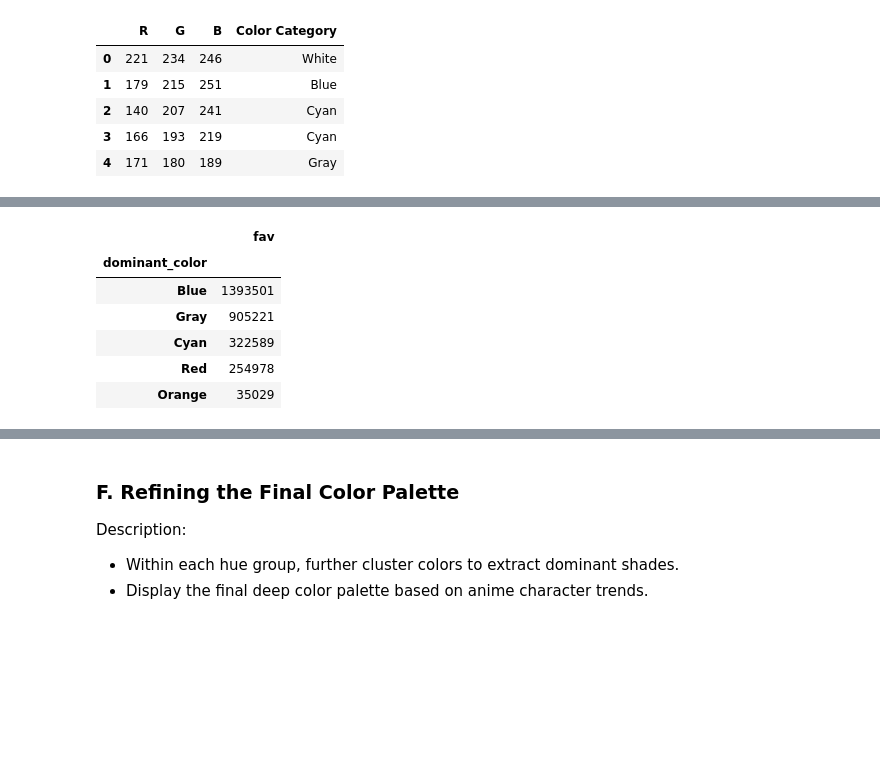
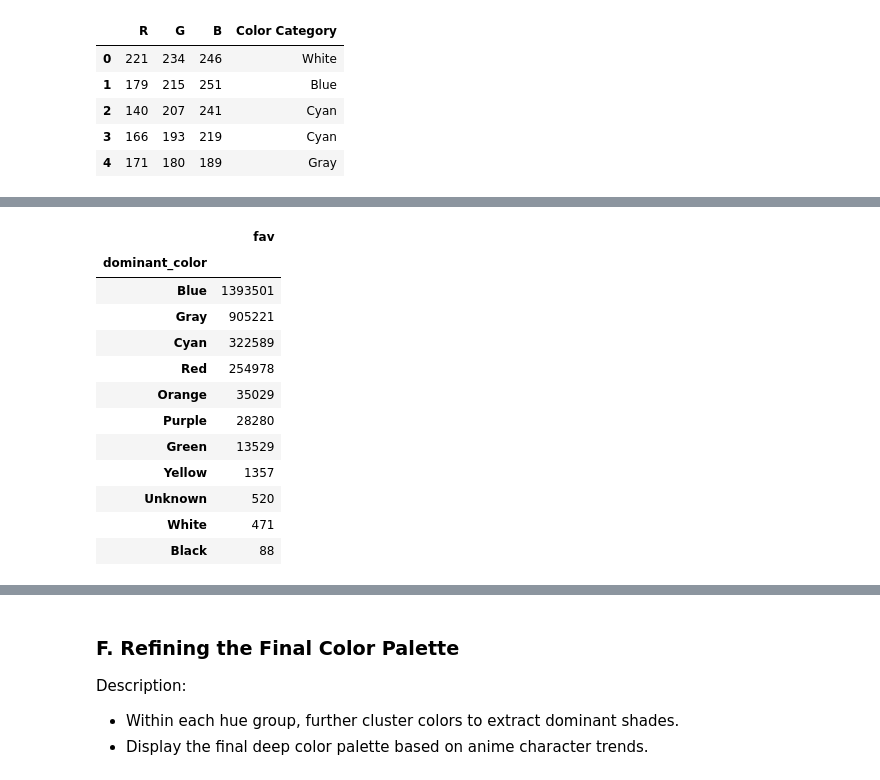
Before and after one commit to MarcoAlandAdinanda/Deep_Anime_Color_Palette_Analysis, a Jupyter notebook: statAnalysis.ipynb, the cells around one changed output, grey strips where cells are left out. Drawn from its saved outputs; the diff is of its cells as text; code cells hidden in the pictures; blank space fills up the shorter version.

```diff
--- a/statAnalysis.ipynb
+++ b/statAnalysis.ipynb
@@ -422,11 +459,17 @@ data_char.head()
 # %%
-pivot_color = pd.pivot_table(data_char, values='fav', index='dominant_color', aggfunc='sum').sort_values(by='fav', ascending=False).head(5)
+pivot_color = pd.pivot_table(data_char, values='fav', index='dominant_color', aggfunc='sum').sort_values(by='fav', ascending=False)
 pivot_color
 # %% [output]
 |  | fav |
 | dominant_color |  |
 | Blue | 1393501 |
 | Gray | 905221 |
 | Cyan | 322589 |
 | Red | 254978 |
 | Orange | 35029 |
+| Purple | 28280 |
+| Green | 13529 |
+| Yellow | 1357 |
+| Unknown | 520 |
+| White | 471 |
+| Black | 88 |
```
Also changed, not shown: parts of 5 cells of this notebook, 2 other files.
